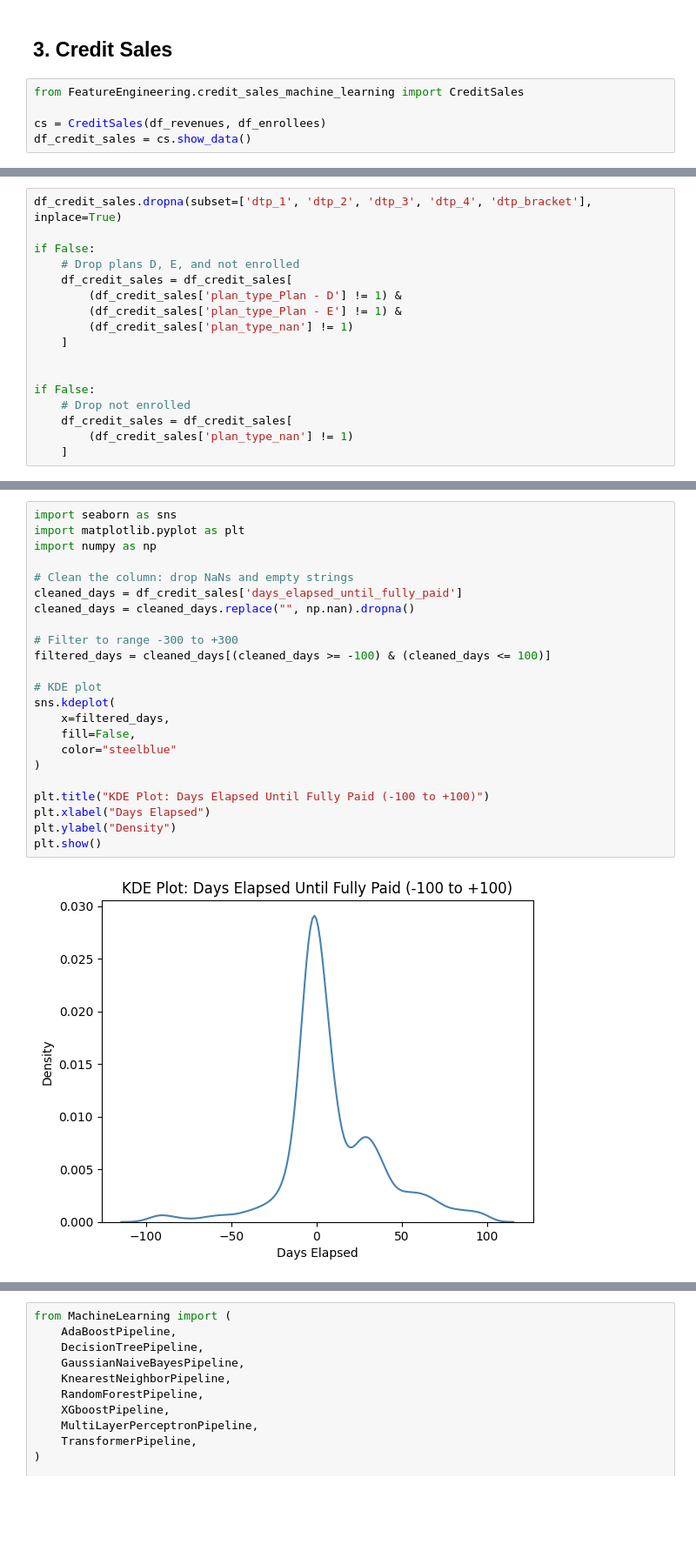
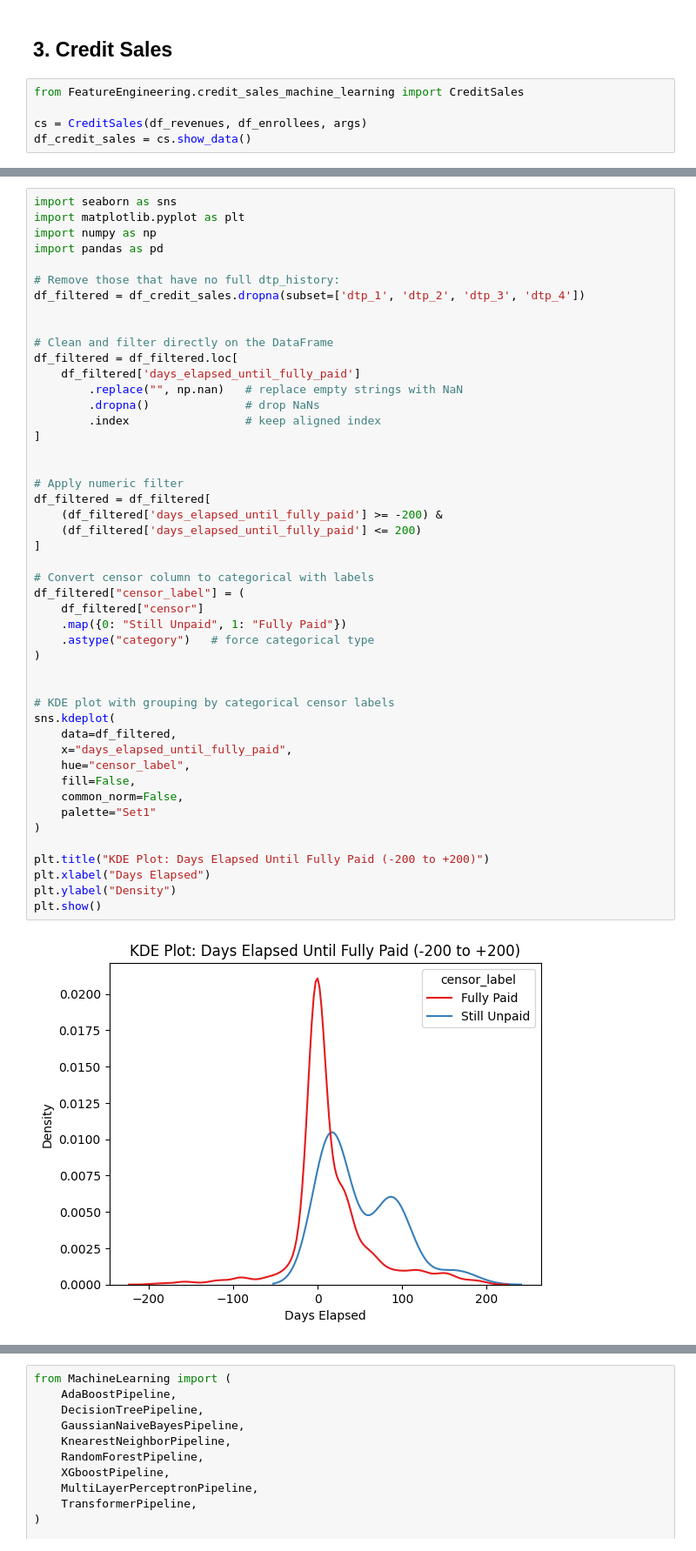
Before and after one commit to anneryeo/THESIS-Utilizing-ML-to-Solve-the-IPPP, a Jupyter notebook: Machine Learning.ipynb, the cells around one changed output, grey strips where cells are left out. Shown at 87% size. Drawn from its saved outputs; the diff is of its cells as text; blank space fills up the shorter version.

```diff
--- a/Machine Learning.ipynb
+++ b/Machine Learning.ipynb
@@ -57,6 +65,6 @@ df_enrollees = pd.read_excel(args.enrollees_dir)
 # %%
 from FeatureEngineering.credit_sales_machine_learning import CreditSales
 
-cs = CreditSales(df_revenues, df_enrollees)
+cs = CreditSales(df_revenues, df_enrollees, args)
 df_credit_sales = cs.show_data()
 # %% [output]
@@ -116,17 +116,0 @@ on_time       3732       40.00
-# %%
-df_credit_sales.dropna(subset=['dtp_1', 'dtp_2', 'dtp_3', 'dtp_4', 'dtp_bracket'], inplace=True)
-
-if False:
-    # Drop plans D, E, and not enrolled
-    df_credit_sales = df_credit_sales[
-        (df_credit_sales['plan_type_Plan - D'] != 1) &
-        (df_credit_sales['plan_type_Plan - E'] != 1) &
-        (df_credit_sales['plan_type_nan'] != 1)
-    ]
-
-
-if False:
-    # Drop not enrolled
-    df_credit_sales = df_credit_sales[
-        (df_credit_sales['plan_type_nan'] != 1)
-    ]
@@ -149,28 +117,52 @@ df_credit_sales
 # %%
 import seaborn as sns
 import matplotlib.pyplot as plt
 import numpy as np
+import pandas as pd
 
-# Clean the column: drop NaNs and empty strings
-cleaned_days = df_credit_sales['days_elapsed_until_fully_paid']
-cleaned_days = cleaned_days.replace("", np.nan).dropna()
+# Remove those that have no full dtp_history:
+df_filtered = df_credit_sales.dropna(subset=['dtp_1', 'dtp_2', 'dtp_3', 'dtp_4'])
 
-# Filter to range -300 to +300
-filtered_days = cleaned_days[(cleaned_days >= -100) & (cleaned_days <= 100)]
 
-# KDE plot
-sns.kdeplot(
-    x=filtered_days,
-    fill=False,
-    color="steelblue"
+# Clean and filter directly on the DataFrame
+df_filtered = df_filtered.loc[
+    df_filtered['days_elapsed_until_fully_paid']
+        .replace("", np.nan)   # replace empty strings with NaN
+        .dropna()              # drop NaNs
+        .index                 # keep aligned index
+]
+
+
+# Apply numeric filter
+df_filtered = df_filtered[
+    (df_filtered['days_elapsed_until_fully_paid'] >= -200) &
+    (df_filtered['days_elapsed_until_fully_paid'] <= 200)
+]
+
+# Convert censor column to categorical with labels
+df_filtered["censor_label"] = (
+    df_filtered["censor"]
+    .map({0: "Still Unpaid", 1: "Fully Paid"})
+    .astype("category")   # force categorical type
 )
 
-plt.title("KDE Plot: Days Elapsed Until Fully Paid (-100 to +100)")
+
+# KDE plot with grouping by categorical censor labels
+sns.kdeplot(
+    data=df_filtered,
+    x="days_elapsed_until_fully_paid",
+    hue="censor_label",
+    fill=False,
+    common_norm=False,
+    palette="Set1"
+)
+
+plt.title("KDE Plot: Days Elapsed Until Fully Paid (-200 to +200)")
 plt.xlabel("Days Elapsed")
 plt.ylabel("Density")
 plt.show()
 # %% [output]
-[figure, old version]
+[figure, new version]
 # %%
 import matplotlib.pyplot as plt
 import seaborn as sns
```
Also changed, not shown: parts of 44 cells of this notebook.
